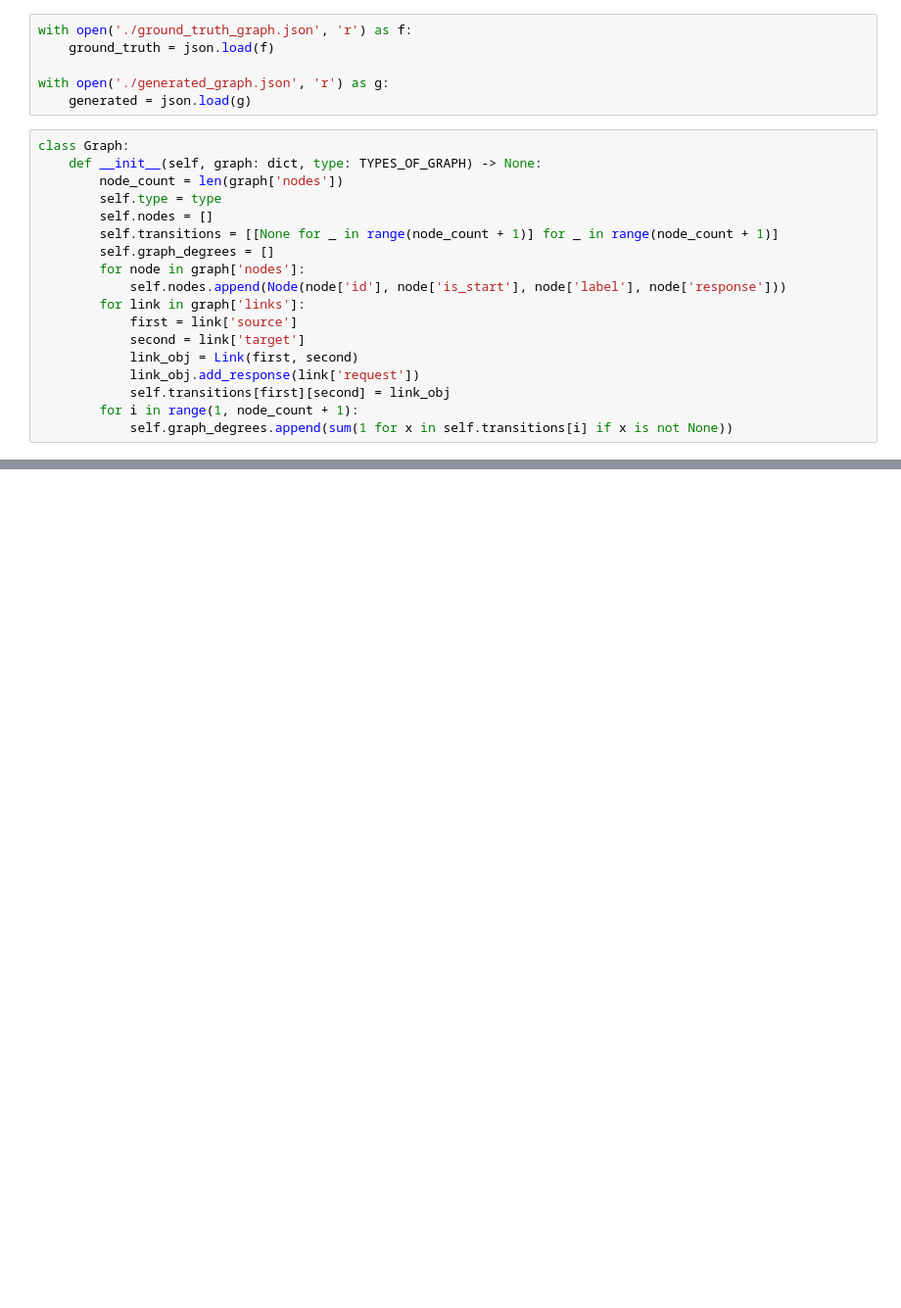
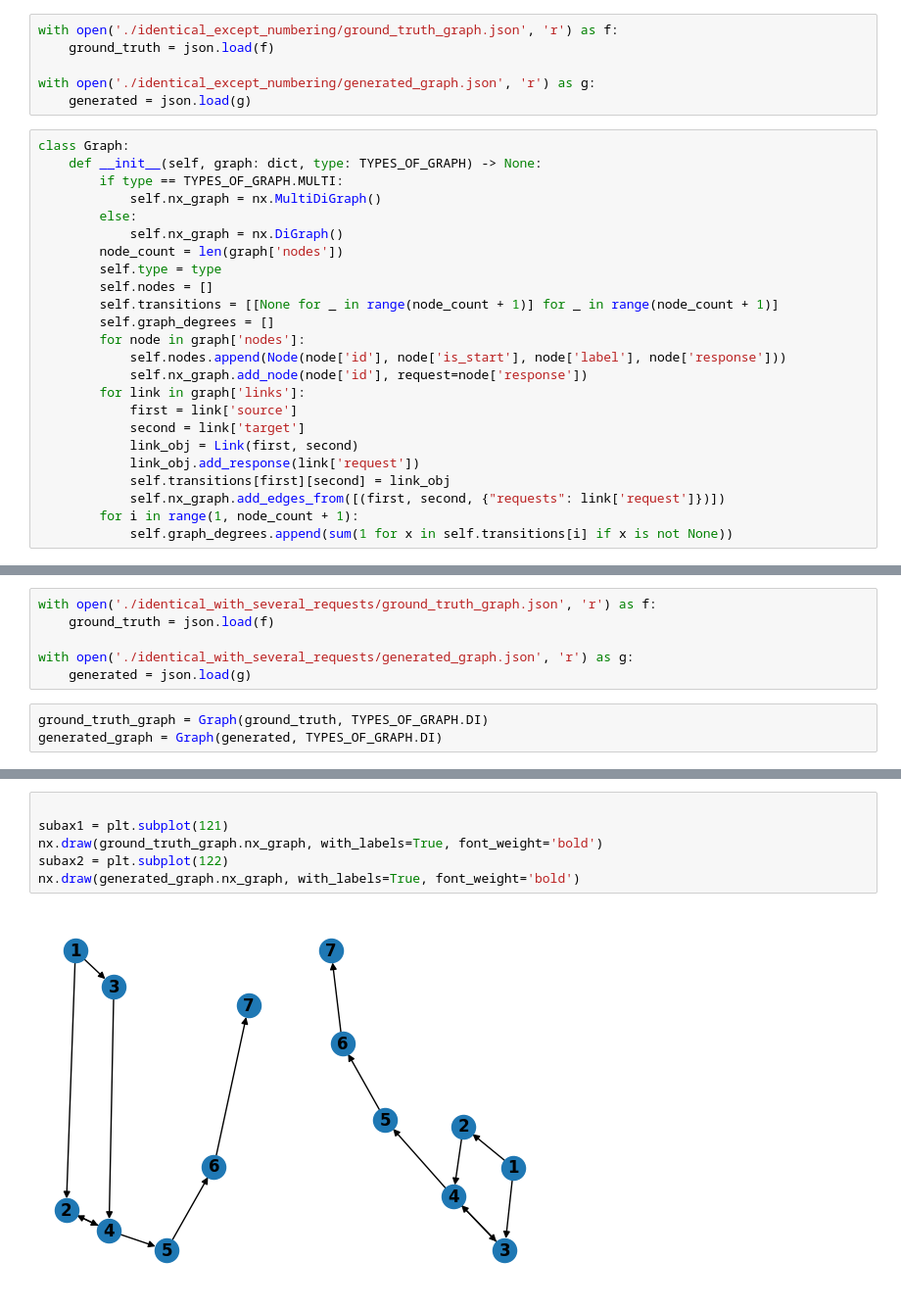
Before and after one commit to deeppavlov/chatsky-llm-autoconfig, a Jupyter notebook: matching/matching_algo.ipynb, the cells around one changed output, grey strips where cells are left out. Shown at 98% size. Drawn from its saved outputs; the diff is of its cells as text; blank space fills up the shorter version.

```diff
--- a/matching/matching_algo.ipynb
+++ b/matching/matching_algo.ipynb
@@ -7,12 +57,16 @@ from graph import  Node, Link, TYPES_OF_GRAPH
 # %%
-with open('./ground_truth_graph.json', 'r') as f:
+with open('./identical_except_numbering/ground_truth_graph.json', 'r') as f:
     ground_truth = json.load(f)
 
-with open('./generated_graph.json', 'r') as g:
+with open('./identical_except_numbering/generated_graph.json', 'r') as g:
     generated = json.load(g)
 # %%
 class Graph:
     def __init__(self, graph: dict, type: TYPES_OF_GRAPH) -> None:
+        if type == TYPES_OF_GRAPH.MULTI:
+            self.nx_graph = nx.MultiDiGraph()
+        else:
+            self.nx_graph = nx.DiGraph()
         node_count = len(graph['nodes'])
         self.type = type
         self.nodes = []
@@ -20,12 +74,14 @@ class Graph:
         self.graph_degrees = []
         for node in graph['nodes']:
             self.nodes.append(Node(node['id'], node['is_start'], node['label'], node['response']))
+            self.nx_graph.add_node(node['id'], request=node['response'])
         for link in graph['links']:
             first = link['source']
             second = link['target']
             link_obj = Link(first, second)
             link_obj.add_response(link['request'])
             self.transitions[first][second] = link_obj
+            self.nx_graph.add_edges_from([(first, second, {"requests": link['request']})])
         for i in range(1, node_count + 1):
             self.graph_degrees.append(sum(1 for x in self.transitions[i] if x is not None))
 # %%
@@ -55,0 +153,9 @@ True
+# %%
+with open('./identical_with_several_requests/ground_truth_graph.json', 'r') as f:
+    ground_truth = json.load(f)
+
+with open('./identical_with_several_requests/generated_graph.json', 'r') as g:
+    generated = json.load(g)
+# %%
+ground_truth_graph = Graph(ground_truth, TYPES_OF_GRAPH.DI)
+generated_graph = Graph(generated, TYPES_OF_GRAPH.DI)
@@ -55,0 +167,8 @@ True
+# %%
+
+subax1 = plt.subplot(121)
+nx.draw(ground_truth_graph.nx_graph, with_labels=True, font_weight='bold')
+subax2 = plt.subplot(122)
+nx.draw(generated_graph.nx_graph, with_labels=True, font_weight='bold')
+# %% [output]
+[figure, added]
```
Also changed, not shown: parts of 24 cells of this notebook, 6 other files.
